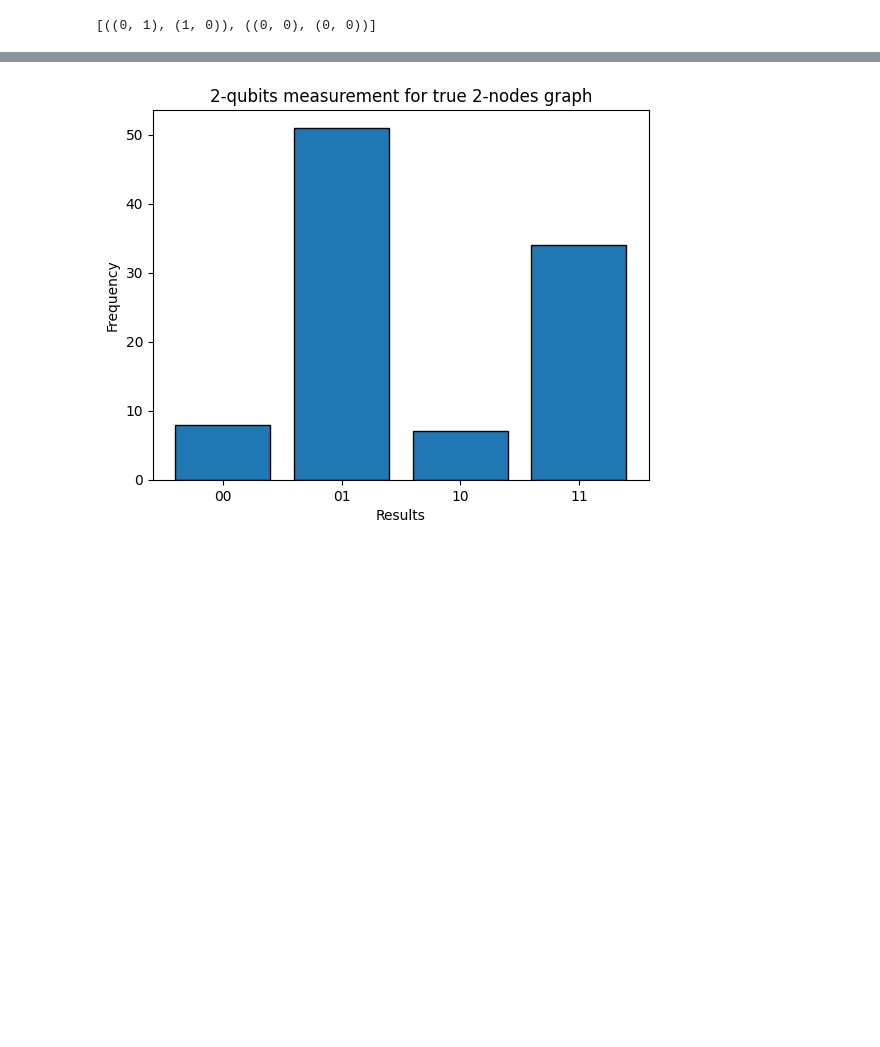
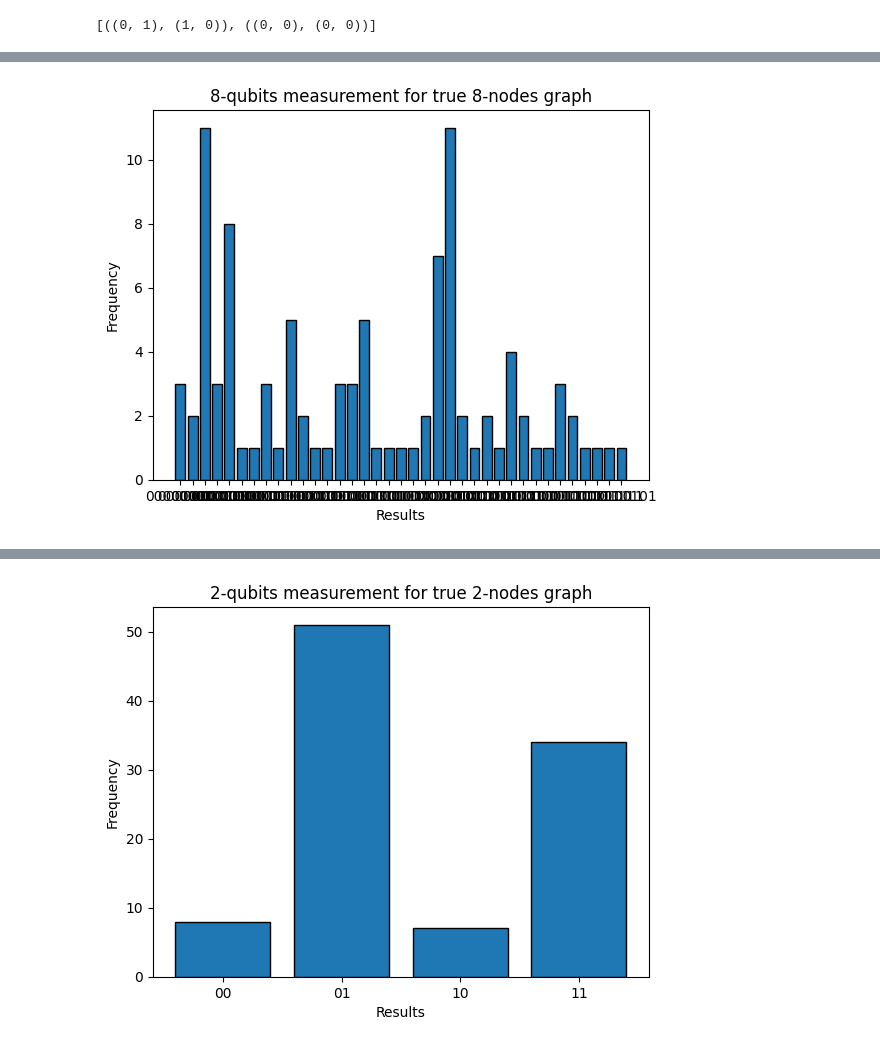
Before and after one commit to jihwanoh123/particle_trajectory, a Jupyter notebook: Graph-level-MUTAG.ipynb, the cells around one changed output, grey strips where cells are left out. Cells and saved outputs as stored; diff of their text form; code cells hidden in the pictures; blank space fills up the shorter version.

```diff
--- a/Graph-level-MUTAG.ipynb
+++ b/Graph-level-MUTAG.ipynb
@@ -285,0 +256,5 @@ plot_result(results,'T')
+# %%
+#Show results for the 8-nodes.
+plot_result(results,'T')
+# %% [output]
+[figure, added]
```
Also changed, not shown: parts of 17 cells of this notebook.
